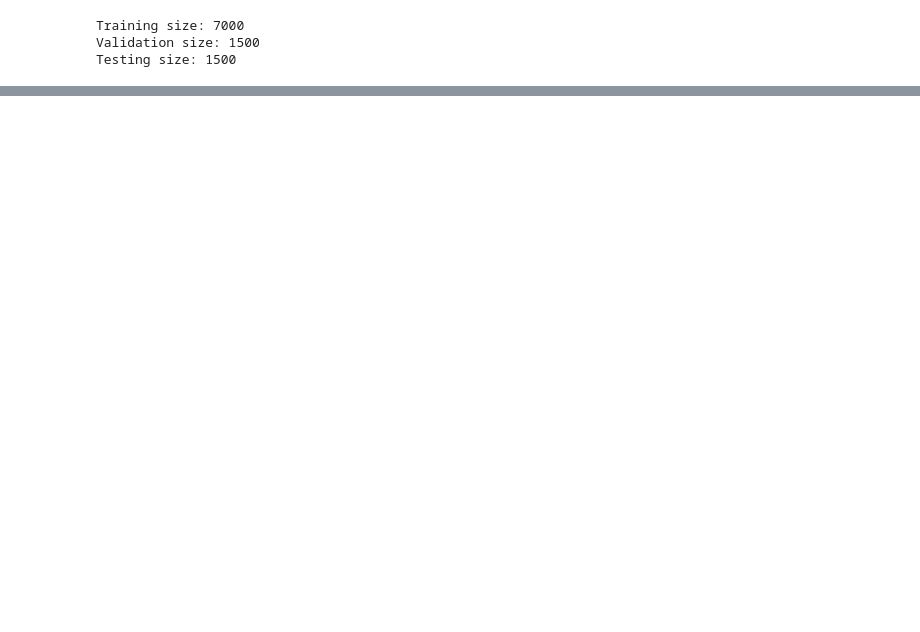
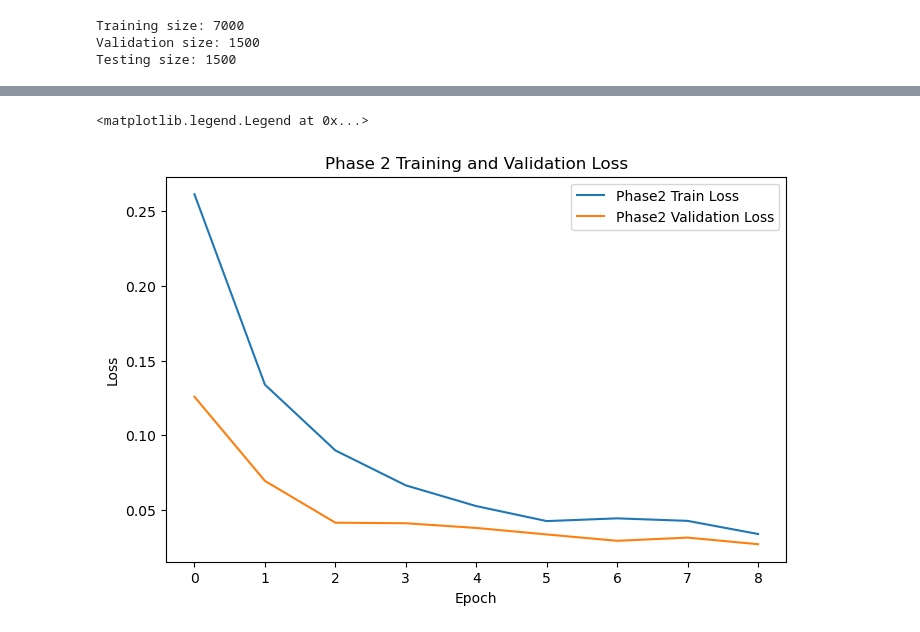
Before and after one commit to YiYuan0918/CE6146_Introduction_to_Deep_Learning_Final-Project_with_Multi_Cancer_Dataset, a Jupyter notebook: introduction-to-deep-learning-final-project.ipynb, the cells around one changed output, grey strips where cells are left out. Drawn from its saved outputs; the diff is of its cells as text; code cells hidden in the pictures; blank space fills up the shorter version.

```diff
--- a/introduction-to-deep-learning-final-project.ipynb
+++ b/introduction-to-deep-learning-final-project.ipynb
@@ -163,0 +416,37 @@ test_loader = DataLoader(test_dataset, batch_size=BATCH_SIZE, shuffle=True)
+# %%
+TRAIN_PHASE2 = True
+num_epochs = 20
+patience = 5
+best_val_acc = 0.0
+
+checkpoint_dir = Path("checkpoints/phase2")
+checkpoint_dir.mkdir(parents=True, exist_ok=True)
+checkpoint_path = checkpoint_dir / "best_model.pth"
+
+if TRAIN_PHASE2:
+    train_losses = []
+    val_losses = []
+    patience_counter = 0
+
+    for epoch in range(num_epochs):
+        train_loss, train_acc = train_one_epoch(model, train_loader, optimizer, criterion, device)
+        val_loss, val_acc = eval_one_epoch(model, val_loader, criterion, device)
+
+        train_losses.append(train_loss)
+        val_losses.append(val_loss)
+
+        print(f"[Phase2 Epoch {epoch+1}/{num_epochs}] "
+              f"Train Loss: {train_loss:.4f}, Acc: {train_acc:.4f} | "
+              f"Val Loss: {val_loss:.4f}, Acc: {val_acc:.4f}")
+
+        if val_acc > best_val_acc:
+            best_val_acc = val_acc
+            save_checkpoint(model, optimizer, epoch + 1, best_val_acc, train_losses, val_losses, checkpoint_path)
+            patience_counter = 0
+        else:
+            patience_counter += 1
+            if patience_counter >= patience:
+                print("Phase2 early stopping triggered.")
+                break
+else:
+    model, optimizer, start_epoch, best_val_acc, train_losses, val_losses = load_checkpoint(model, optimizer, checkpoint_path, device)
@@ -163,0 +468,11 @@ test_loader = DataLoader(test_dataset, batch_size=BATCH_SIZE, shuffle=True)
+# %%
+plt.figure(figsize=(8, 5))
+plt.plot(train_losses, label='Phase2 Train Loss')
+plt.plot(val_losses, label='Phase2 Validation Loss')
+plt.xlabel('Epoch')
+plt.ylabel('Loss')
+plt.title('Phase 2 Training and Validation Loss')
+plt.legend()
+# %% [output]
+<matplotlib.legend.Legend at 0x...>
+[figure, added]
```
Also changed, not shown: parts of 20 cells of this notebook, 1 other file.
